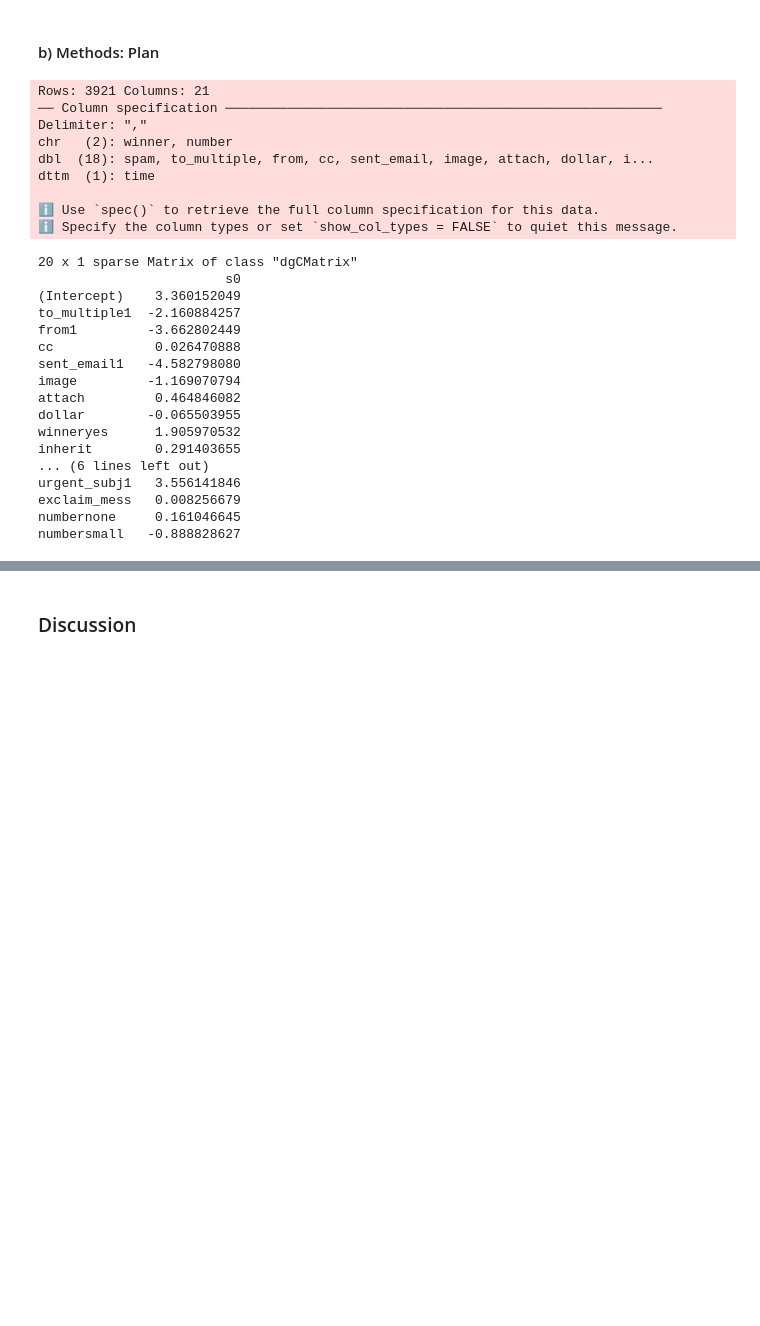
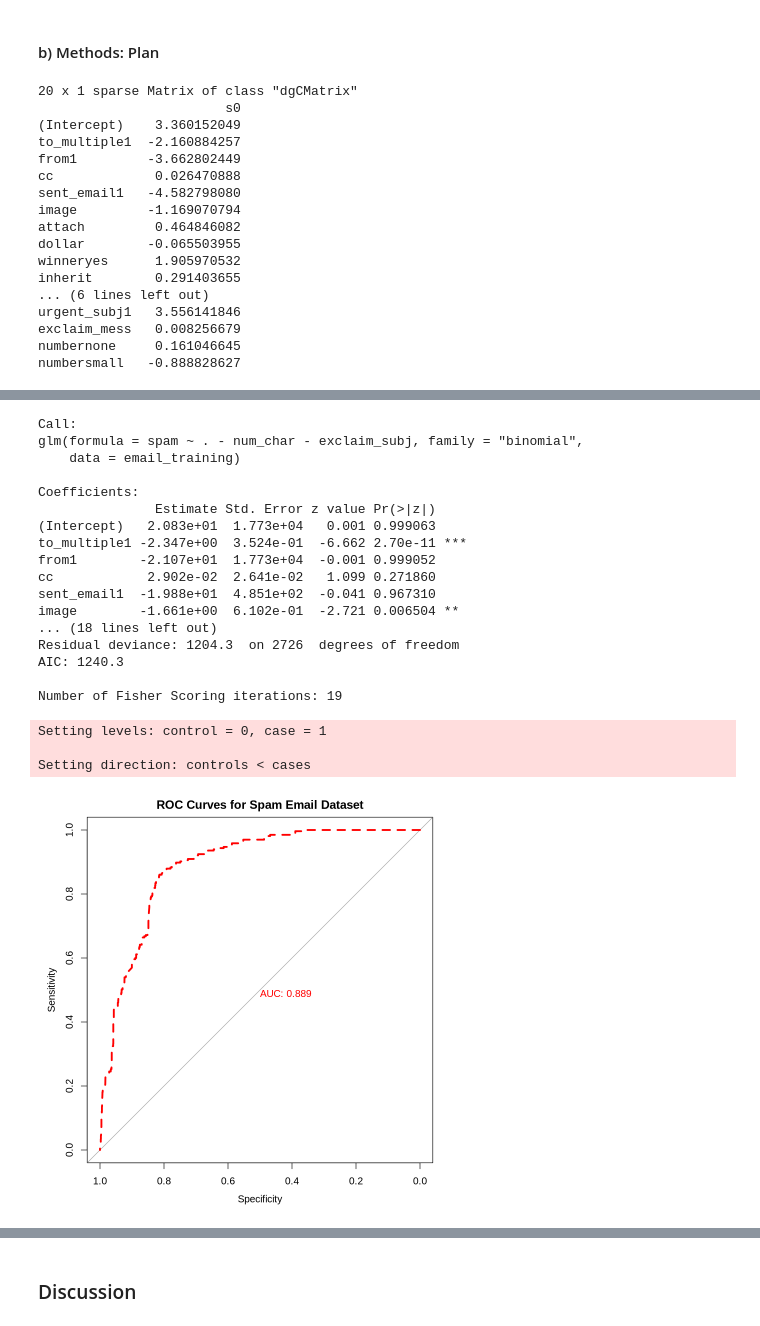
Before and after one commit to yukihuang7777/STAT301_final_project, a Jupyter notebook: Final Project.ipynb, the cells around one changed output, grey strips where cells are left out. Drawn from its saved outputs; the diff is of its cells as text; code cells hidden in the pictures; blank space fills up the shorter version.

Commit message:
Chose Model

```diff
--- a/Final Project.ipynb
+++ b/Final Project.ipynb
@@ -39,8 +39,7 @@ Loaded glmnet 4.1-8
 # %%
 email <- read_csv(url("https://www.openintro.org/data/csv/email.csv"))
 email <- email |>
-    select(-time, -viagra)
-email <- email |>
+    select(-time, -viagra) |>
     mutate(across(c(spam, to_multiple, from, sent_email, winner, format, re_subj, exclaim_subj, urgent_subj, number), as.factor))
 # %% [output]
 Rows: 3921 Columns: 21
@@ -69,16 +68,6 @@ matrix_X_train <-
 
 matrix_Y_train <-
     as.matrix(email_training$spam, ncol = 1)
-# %% [output]
-Rows: 3921 Columns: 21
-── Column specification ────────────────────────────────────────────────────────
-Delimiter: ","
-chr   (2): winner, number
-dbl  (18): spam, to_multiple, from, cc, sent_email, image, attach, dollar, i...
-dttm  (1): time
-
-ℹ Use `spec()` to retrieve the full column specification for this data.
-ℹ Specify the column types or set `show_col_types = FALSE` to quiet this message.
 # %%
 set.seed(4)
 email_cv_lambda_LASSO <- cv.glmnet(
@@ -100,6 +89,20 @@ email_LASSO_min_AUC <-
         lambda = lambda_min_AUC_LASSO)
 
 coef(email_LASSO_min_AUC)
+
+chosen_model = glm(spam~.-num_char-exclaim_subj, data = email_training, family = "binomial")
+summary(chosen_model)
+
+
+ROC = roc(
+    response = email_training$spam,
+    predictor = predict(chosen_model, type = "response")
+)
+
+plot(ROC,
+    print.auc = TRUE, col = "red", lwd = 3, lty = 2,
+     main = "ROC Curves for Spam Email Dataset"
+)
 # %% [output]
 20 x 1 sparse Matrix of class "dgCMatrix"
                         s0
@@ -120,0 +126,21 @@ numbersmall   -0.888828627
+Call:
+glm(formula = spam ~ . - num_char - exclaim_subj, family = "binomial",
+    data = email_training)
+
+Coefficients:
+               Estimate Std. Error z value Pr(>|z|)
+(Intercept)   2.083e+01  1.773e+04   0.001 0.999063
+to_multiple1 -2.347e+00  3.524e-01  -6.662 2.70e-11 ***
+from1        -2.107e+01  1.773e+04  -0.001 0.999052
+cc            2.902e-02  2.641e-02   1.099 0.271860
+sent_email1  -1.988e+01  4.851e+02  -0.041 0.967310
+image        -1.661e+00  6.102e-01  -2.721 0.006504 **
+... (18 lines left out)
+Residual deviance: 1204.3  on 2726  degrees of freedom
+AIC: 1240.3
+
+Number of Fisher Scoring iterations: 19
+Setting levels: control = 0, case = 1
+
+Setting direction: controls < cases
+[figure, added]
```
Also changed, not shown: parts of 3 cells of this notebook.
